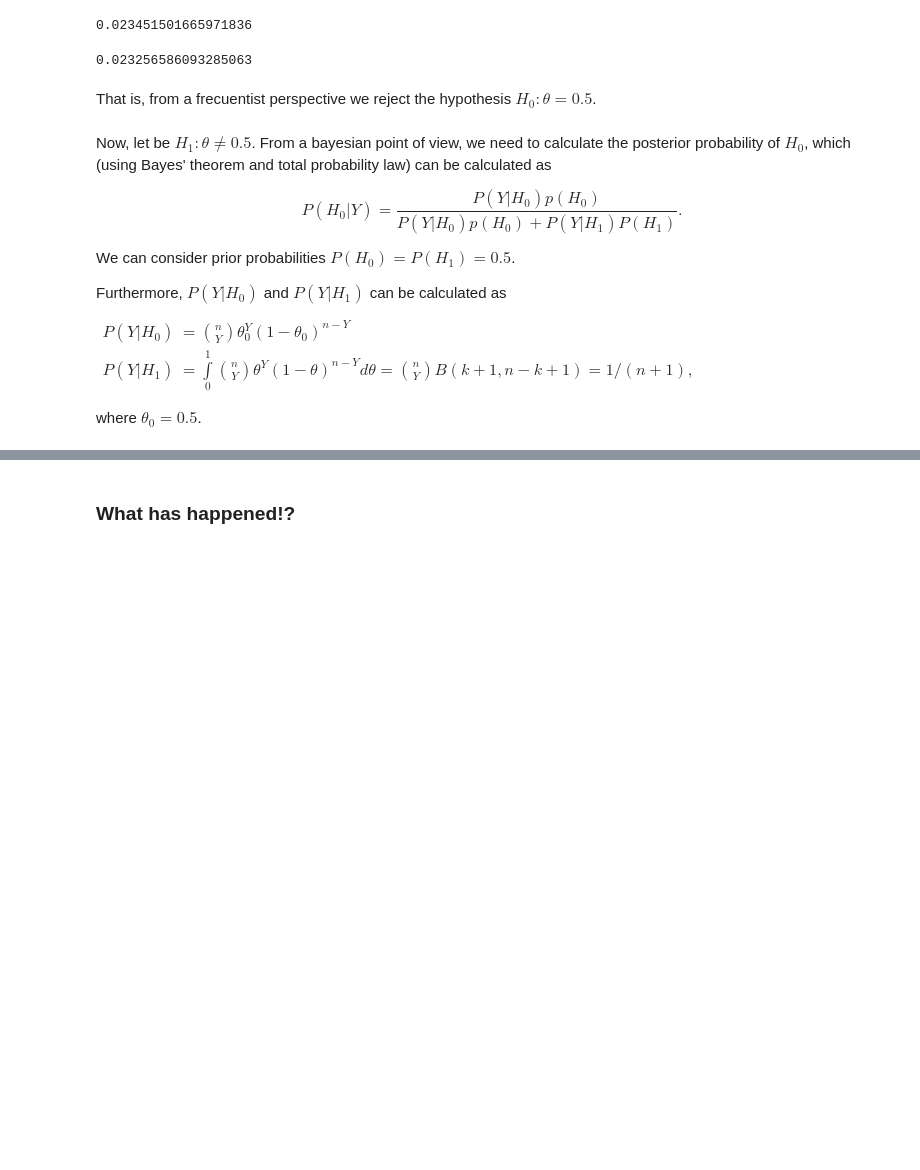
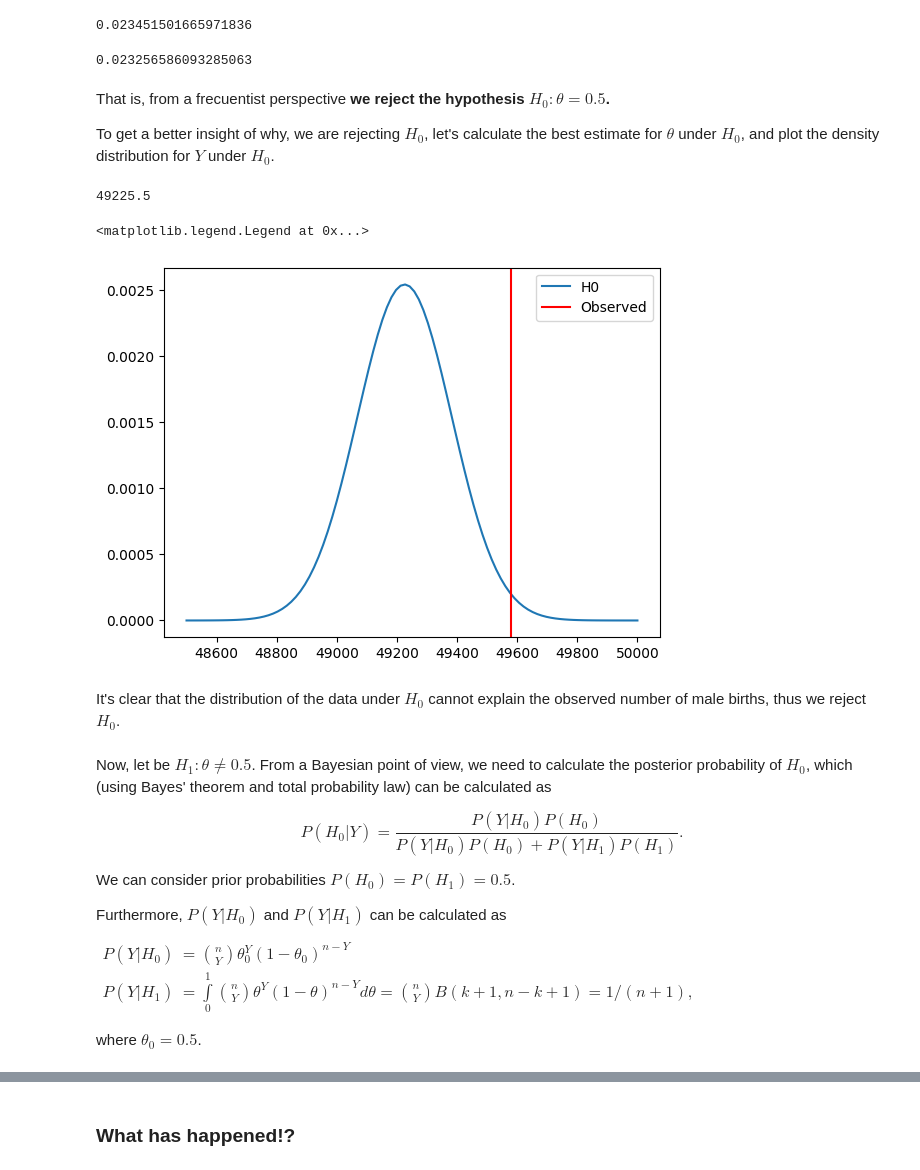
Before and after one commit to IrvingGomez/BayesianStatistics, a Jupyter notebook: Codes/08_LindleysParadox.ipynb, the cells around one changed output, grey strips where cells are left out. Cells and saved outputs as stored; diff of their text form; code cells hidden in the pictures; blank space fills up the shorter version.

```diff
--- a/Codes/08_LindleysParadox.ipynb
+++ b/Codes/08_LindleysParadox.ipynb
@@ -30,16 +33,34 @@ sigma_2 = births * theta0 * (1-theta0)
 2 * norm.sf(mal_births, mu, np.sqrt(sigma_2))
 # %% [output]
 0.023451501665971836
-# %%
-2 * binom.sf(mal_births, births, theta0)
-# %% [output]
-0.023256586093285063
+# %%
+# p-value for a double side hypothesis test considering the exact distribution of Y
+2 * binom.sf(mal_births, births, theta0)
+# %% [output]
+0.023256586093285063
 # %% [markdown]
-That is, from a frecuentist perspective we reject the hypothesis $H_0: \theta=0.5$.
+That is, from a frecuentist perspective **we reject the hypothesis $H_0: \theta=0.5$.**
+
+To get a better insight of why, we are rejecting $H_0$, let's calculate the best estimate for $\theta$ under $H_0$, and plot the density distribution for $Y$ under $H_0$.
+# %%
+births*theta0
+# %% [output]
+49225.5
+# %%
+birth_vect = np.linspace(48500, 50000, 100)
+
+plt.plot(birth_vect, norm.pdf(birth_vect, mu, np.sqrt(sigma_2)), label='H0')
+plt.axvline(mal_births, color='r', label='Observed')
+plt.legend()
+# %% [output]
+<matplotlib.legend.Legend at 0x...>
+[figure, added]
+# %% [markdown]
+It's clear that the distribution of the data under $H_0$ cannot explain the observed number of male births, thus we reject $H_0$.
 # %% [markdown]
-Now, let be $H_1: \theta\neq 0.5$. From a bayesian point of view, we need to calculate the posterior probability of $H_0$, which (using Bayes' theorem and total probability law) can be calculated as
+Now, let be $H_1: \theta\neq 0.5$. From a Bayesian point of view, we need to calculate the posterior probability of $H_0$, which (using Bayes' theorem and total probability law) can be calculated as
 
-$$P(H_0|Y)=\frac{P(Y|H_0)p(H_0)}{P(Y|H_0)p(H_0)+P(Y|H_1)P(H_1)}.$$
+$$P(H_0|Y)=\frac{P(Y|H_0)P(H_0)}{P(Y|H_0)P(H_0)+P(Y|H_1)P(H_1)}.$$
 
 We can consider prior probabilities $P(H_0)=P(H_1)=0.5$.
 
```
Also changed, not shown: parts of 10 cells of this notebook, 1 other file.
